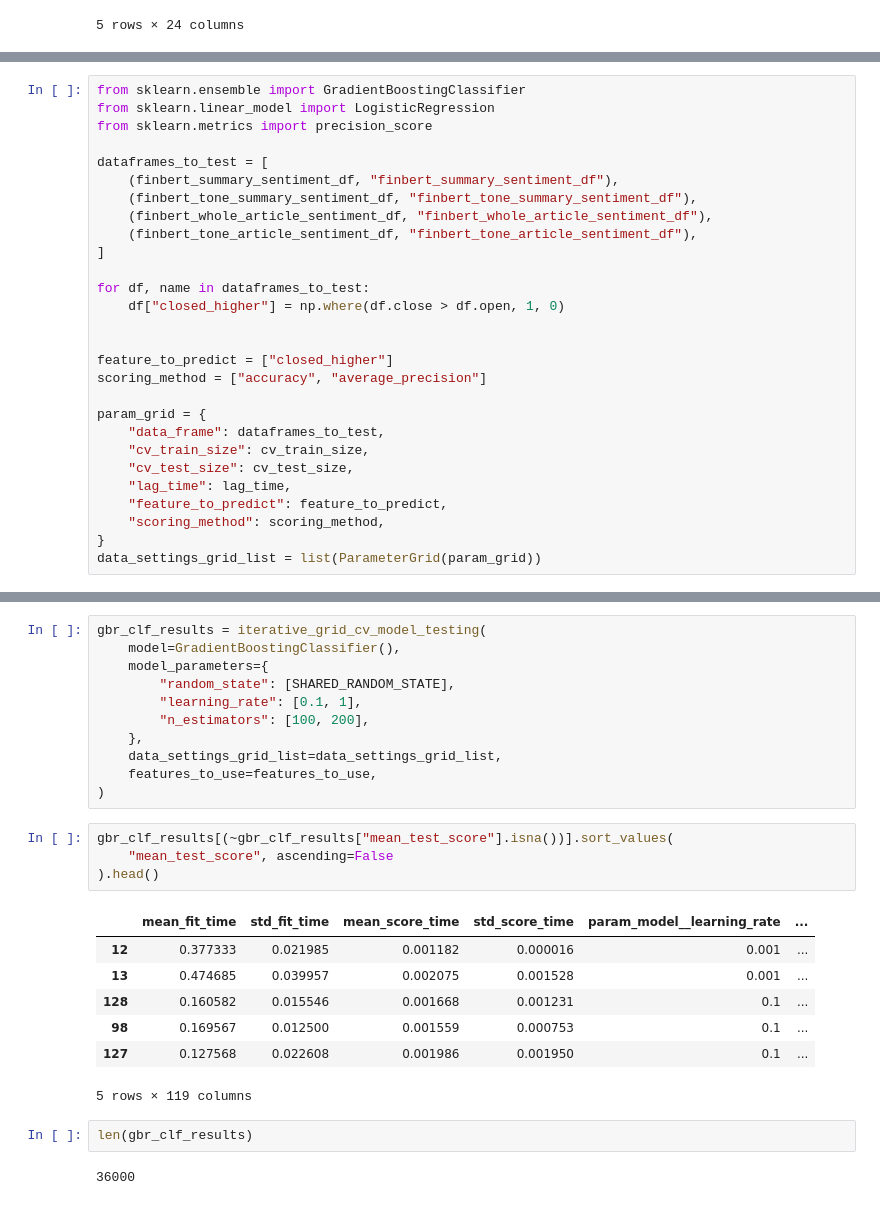
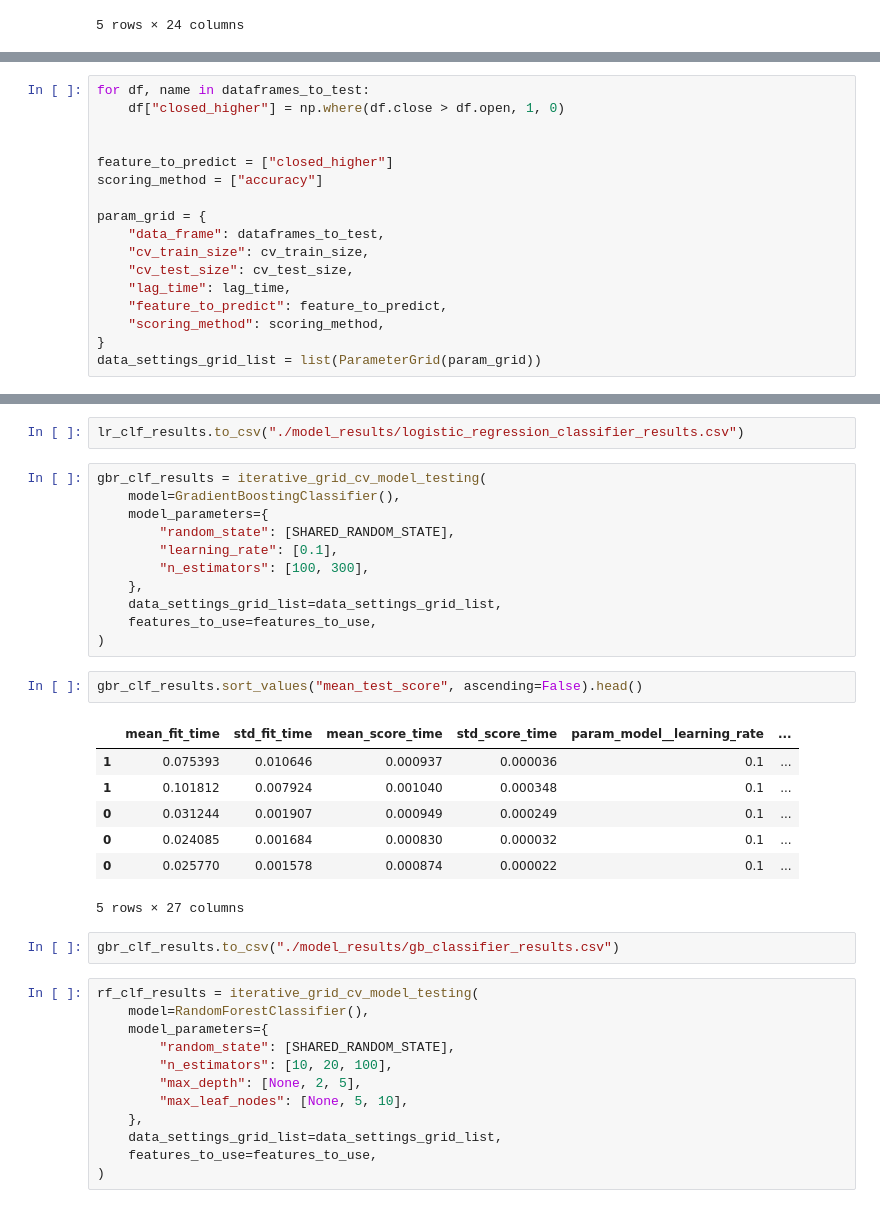
Before and after one commit to StevenSongSTS/w24-milestone2-team18-leevw-steveso-raulmart, a Jupyter notebook: lib/gridsearch_supervised_learning.ipynb, the cells around one changed output, grey strips where cells are left out. Drawn from its saved outputs; the diff is of its cells as text.

Commit message:
all results in for daily

```diff
--- a/lib/gridsearch_supervised_learning.ipynb
+++ b/lib/gridsearch_supervised_learning.ipynb
@@ -177,21 +180,10 @@ lin_reg_results.sort_values("mean_test_score", ascending=False).head()
 # %%
-from sklearn.ensemble import GradientBoostingClassifier
-from sklearn.linear_model import LogisticRegression
-from sklearn.metrics import precision_score
-
-dataframes_to_test = [
-    (finbert_summary_sentiment_df, "finbert_summary_sentiment_df"),
-    (finbert_tone_summary_sentiment_df, "finbert_tone_summary_sentiment_df"),
-    (finbert_whole_article_sentiment_df, "finbert_whole_article_sentiment_df"),
-    (finbert_tone_article_sentiment_df, "finbert_tone_article_sentiment_df"),
-]
-
 for df, name in dataframes_to_test:
     df["closed_higher"] = np.where(df.close > df.open, 1, 0)
 
 
 feature_to_predict = ["closed_higher"]
-scoring_method = ["accuracy", "average_precision"]
+scoring_method = ["accuracy"]
 
 param_grid = {
     "data_frame": dataframes_to_test,
@@ -213,27 +216,37 @@ for df, name in dataframes_to_test:
+# %%
+lr_clf_results.to_csv("./model_results/logistic_regression_classifier_results.csv")
 # %%
 gbr_clf_results = iterative_grid_cv_model_testing(
     model=GradientBoostingClassifier(),
     model_parameters={
         "random_state": [SHARED_RANDOM_STATE],
-        "learning_rate": [0.1, 1],
-        "n_estimators": [100, 200],
+        "learning_rate": [0.1],
+        "n_estimators": [100, 300],
     },
     data_settings_grid_list=data_settings_grid_list,
     features_to_use=features_to_use,
 )
 # %%
-gbr_clf_results[(~gbr_clf_results["mean_test_score"].isna())].sort_values(
-    "mean_test_score", ascending=False
-).head()
+gbr_clf_results.sort_values("mean_test_score", ascending=False).head()
 # %% [output]
 |  | mean_fit_time | std_fit_time | mean_score_time | std_score_time | param_model__learning_rate | ... |
-| 12 | 0.377333 | 0.021985 | 0.001182 | 0.000016 | 0.001 | ... |
-| 13 | 0.474685 | 0.039957 | 0.002075 | 0.001528 | 0.001 | ... |
-| 128 | 0.160582 | 0.015546 | 0.001668 | 0.001231 | 0.1 | ... |
-| 98 | 0.169567 | 0.012500 | 0.001559 | 0.000753 | 0.1 | ... |
-| 127 | 0.127568 | 0.022608 | 0.001986 | 0.001950 | 0.1 | ... |
+| 1 | 0.075393 | 0.010646 | 0.000937 | 0.000036 | 0.1 | ... |
+| 1 | 0.101812 | 0.007924 | 0.001040 | 0.000348 | 0.1 | ... |
+| 0 | 0.031244 | 0.001907 | 0.000949 | 0.000249 | 0.1 | ... |
+| 0 | 0.024085 | 0.001684 | 0.000830 | 0.000032 | 0.1 | ... |
+| 0 | 0.025770 | 0.001578 | 0.000874 | 0.000022 | 0.1 | ... |
-5 rows × 119 columns
+5 rows × 27 columns
-# %%
-len(gbr_clf_results)
-# %% [output]
-36000
+# %%
+gbr_clf_results.to_csv("./model_results/gb_classifier_results.csv")
+# %%
+rf_clf_results = iterative_grid_cv_model_testing(
+    model=RandomForestClassifier(),
+    model_parameters={
+        "random_state": [SHARED_RANDOM_STATE],
+        "n_estimators": [10, 20, 100],
+        "max_depth": [None, 2, 5],
+        "max_leaf_nodes": [None, 5, 10],
+    },
+    data_settings_grid_list=data_settings_grid_list,
+    features_to_use=features_to_use,
+)
```
Also changed, not shown: parts of 14 cells of this notebook, 1 other file.
